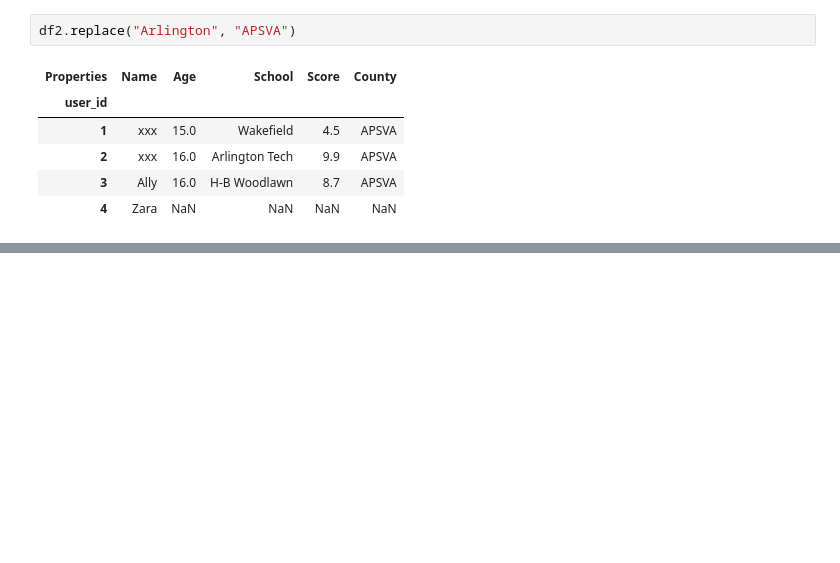
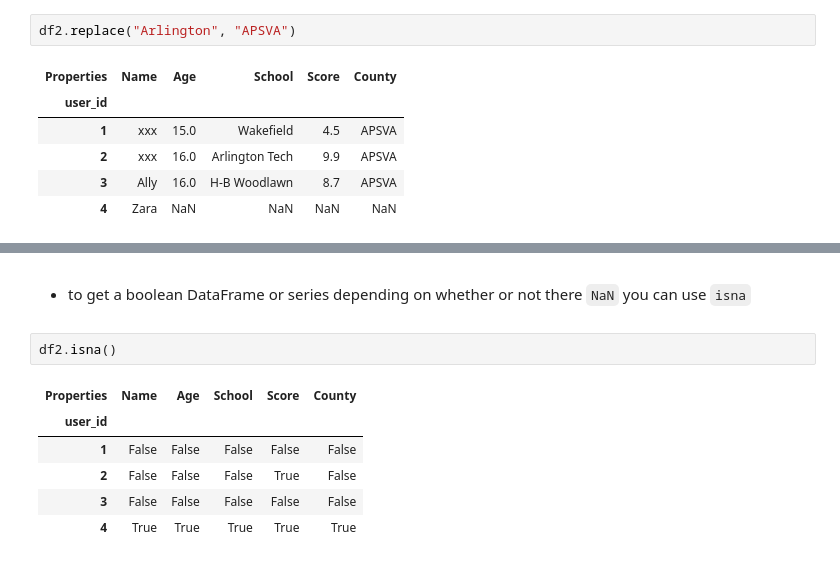
Before and after one commit to 1bMedina/ite140, a Jupyter notebook: notebooks/chapter5.ipynb, the cells around one changed output, grey strips where cells are left out. Drawn from its saved outputs; the diff is of its cells as text; blank space fills up the shorter version.

```diff
--- a/notebooks/chapter5.ipynb
+++ b/notebooks/chapter5.ipynb
@@ -416,0 +497,11 @@ df2.replace("Arlington", "APSVA")
+# %% [markdown]
+- <p style="font-family: monospace, monaco;"> to get a boolean DataFrame or series depending on whether or not there <code>NaN</code> you can use <code>isna</code></p>
+# %%
+df2.isna()
+# %% [output]
+| Properties | Name | Age | School | Score | County |
+| user_id |  |  |  |  |  |
+| 1 | False | False | False | False | False |
+| 2 | False | False | False | True | False |
+| 3 | False | False | False | False | False |
+| 4 | True | True | True | True | True |
```
Also changed, not shown: parts of 32 cells of this notebook, 3 other files.
